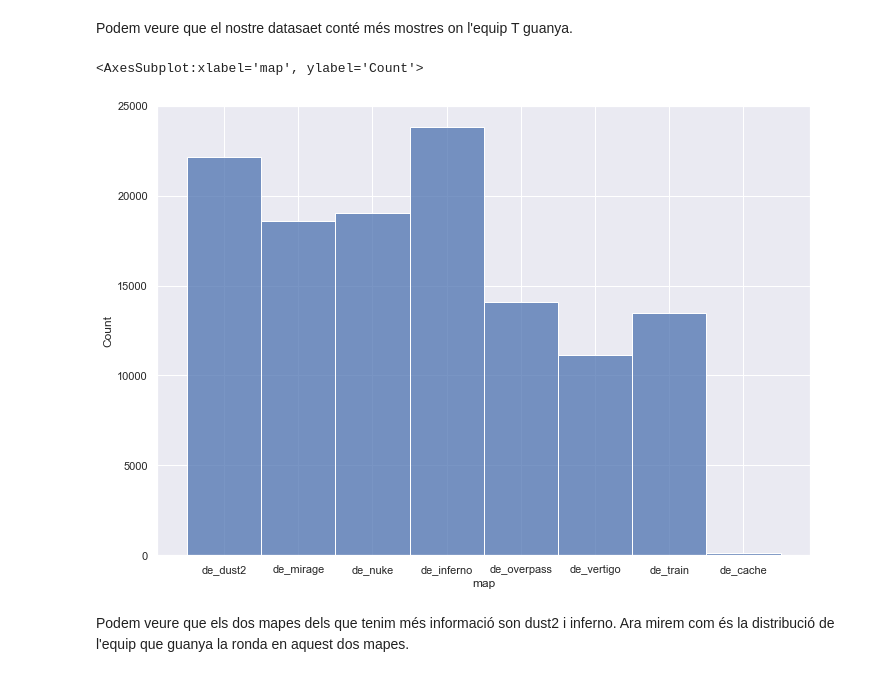
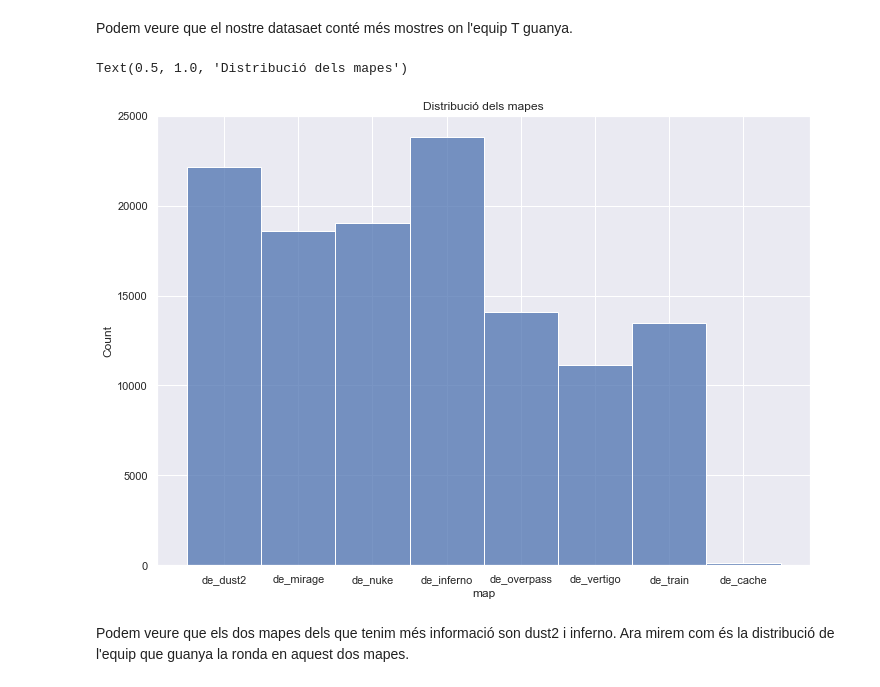
Before and after one commit to VictorGonzalezEscriba/Kaggle-CSGO, a Jupyter notebook: notebooks/develop.ipynb, the cells around one changed output. Drawn from its saved outputs; the diff is of its cells as text; code cells hidden in the pictures.

```diff
--- a/notebooks/develop.ipynb
+++ b/notebooks/develop.ipynb
@@ -52,10 +54,10 @@ sns.histplot(data=dataset, x='round_winner')
 Podem veure que el nostre datasaet conté més mostres on l'equip T guanya.
 # %%
 # Per veure la distribució dels mapes
-sns.histplot(data = dataset, x = 'map')
+sns.histplot(data = dataset, x = 'map').set_title('Distribució dels mapes')
 # %% [output]
-<AxesSubplot:xlabel='map', ylabel='Count'>
+Text(0.5, 1.0, 'Distribució dels mapes')
-[figure, old version]
+[figure, new version]
 # %% [markdown]
 Podem veure que els dos mapes dels que tenim més informació son dust2 i inferno.
 Ara mirem com és la distribució de l'equip que guanya la ronda en aquest dos mapes.
```
Also changed, not shown: parts of 17 cells of this notebook, 6 other files.
